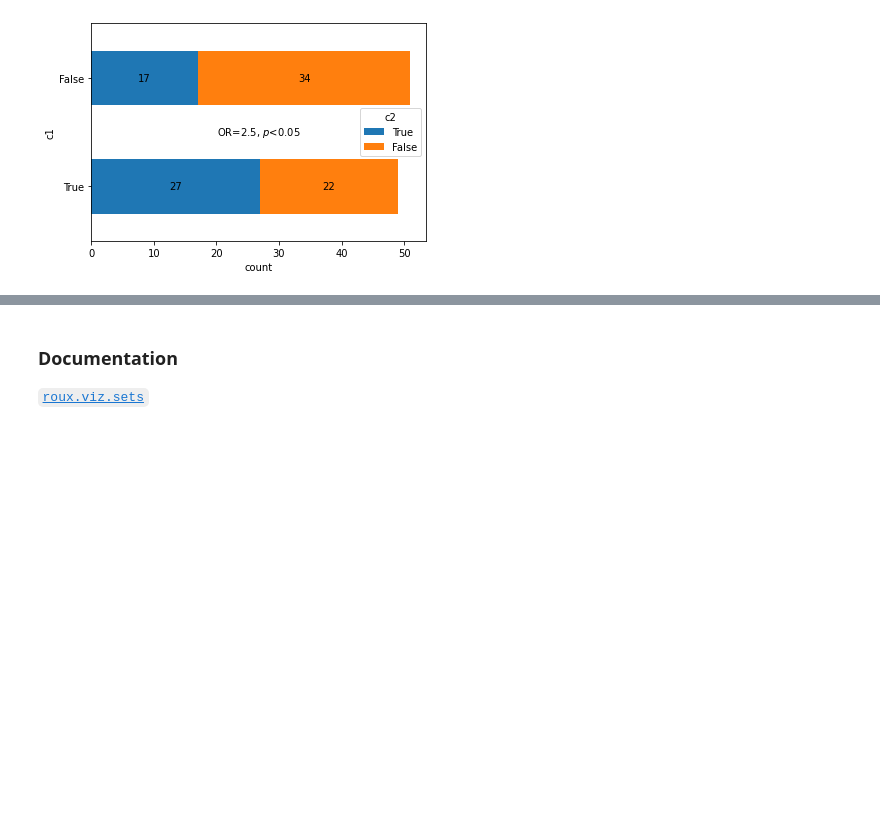
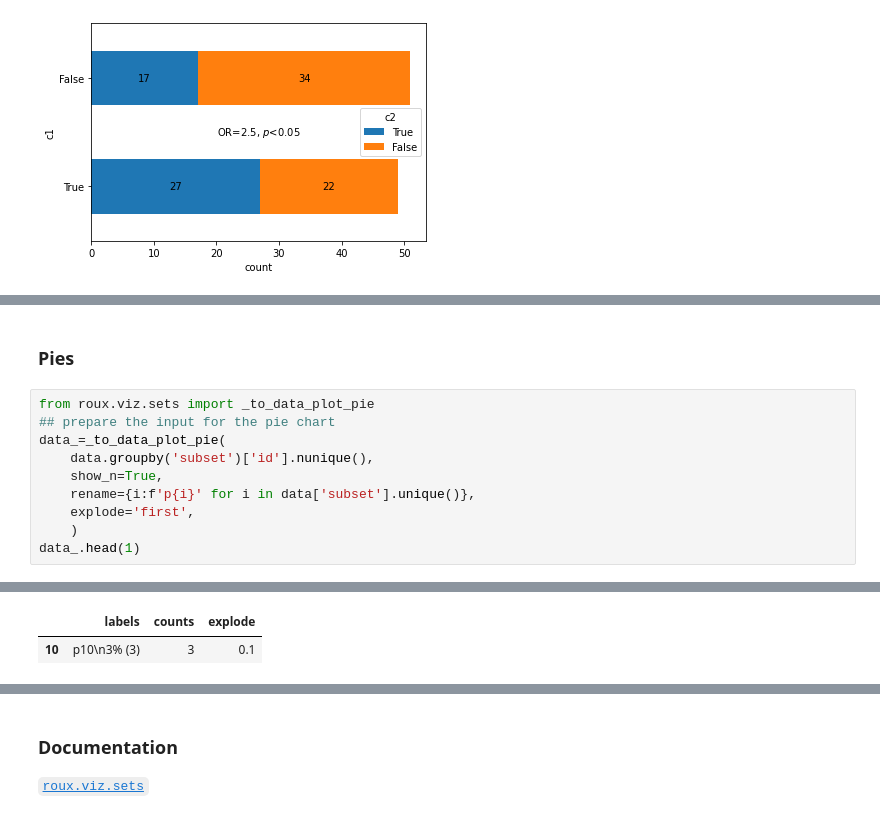
Before and after one commit to rraadd88/roux, a Jupyter notebook: examples/roux_viz_sets.ipynb, the cells around one changed output, grey strips where cells are left out. Drawn from its saved outputs; the diff is of its cells as text; blank space fills up the shorter version.

```diff
--- a/examples/roux_viz_sets.ipynb
+++ b/examples/roux_viz_sets.ipynb
@@ -47,0 +64,13 @@ ax=plot_intersection_counts(data,['c1','c2'],kind='bar')
+# %% [markdown]
+### Pies
+# %%
+from roux.viz.sets import _to_data_plot_pie
+## prepare the input for the pie chart
+data_=_to_data_plot_pie(
+    data.groupby('subset')['id'].nunique(),
+    show_n=True,
+    rename={i:f'p{i}' for i in data['subset'].unique()},
+    explode='first',
+    )
+data_.head(1)
+# %% [output]
@@ -47,0 +78,2 @@ ax=plot_intersection_counts(data,['c1','c2'],kind='bar')
+|  | labels | counts | explode |
+| 10 | p10\n3% (3) | 3 | 0.1 |
```
Also changed, not shown: parts of 8 cells of this notebook, 2 other files.
